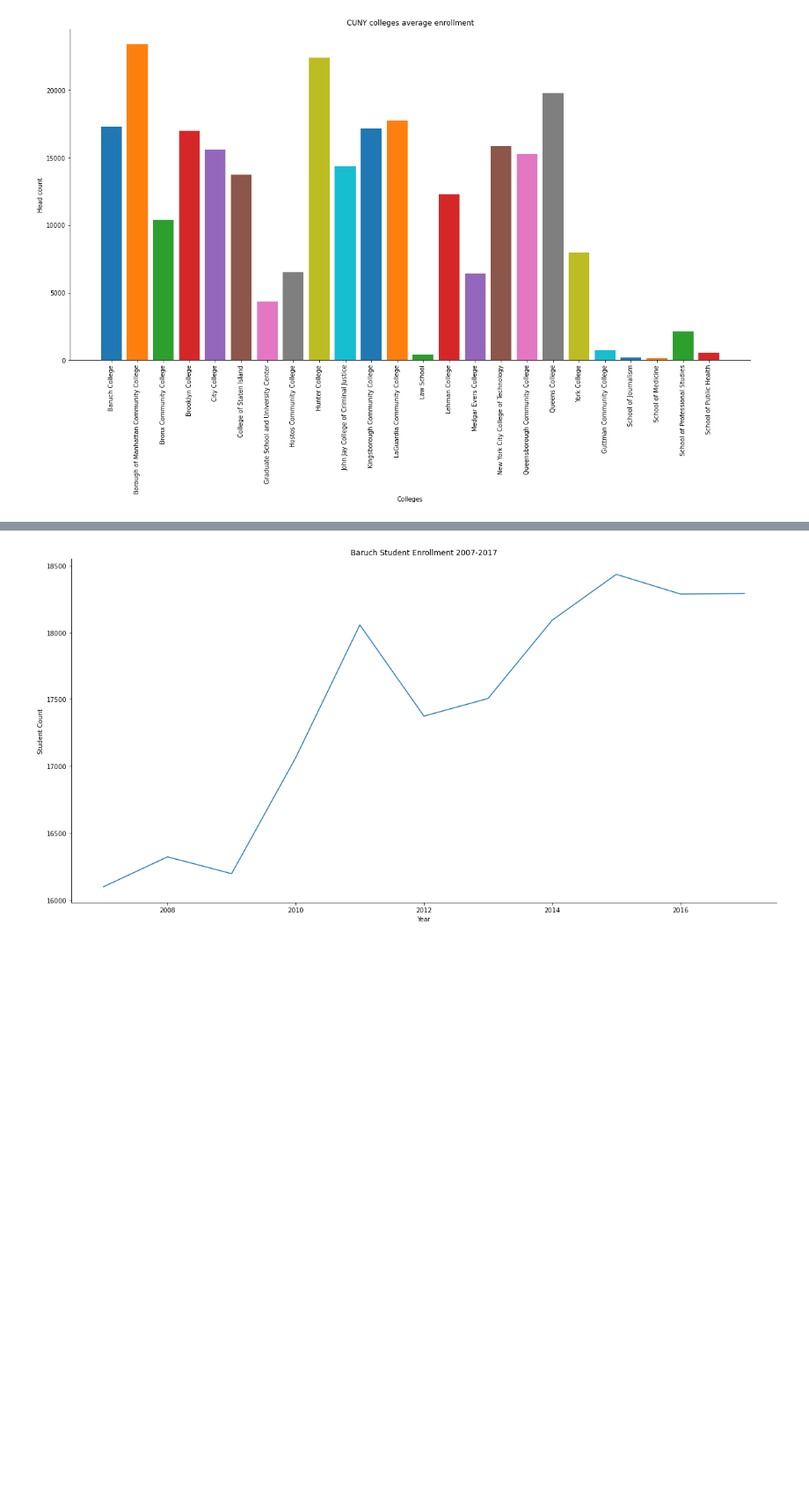
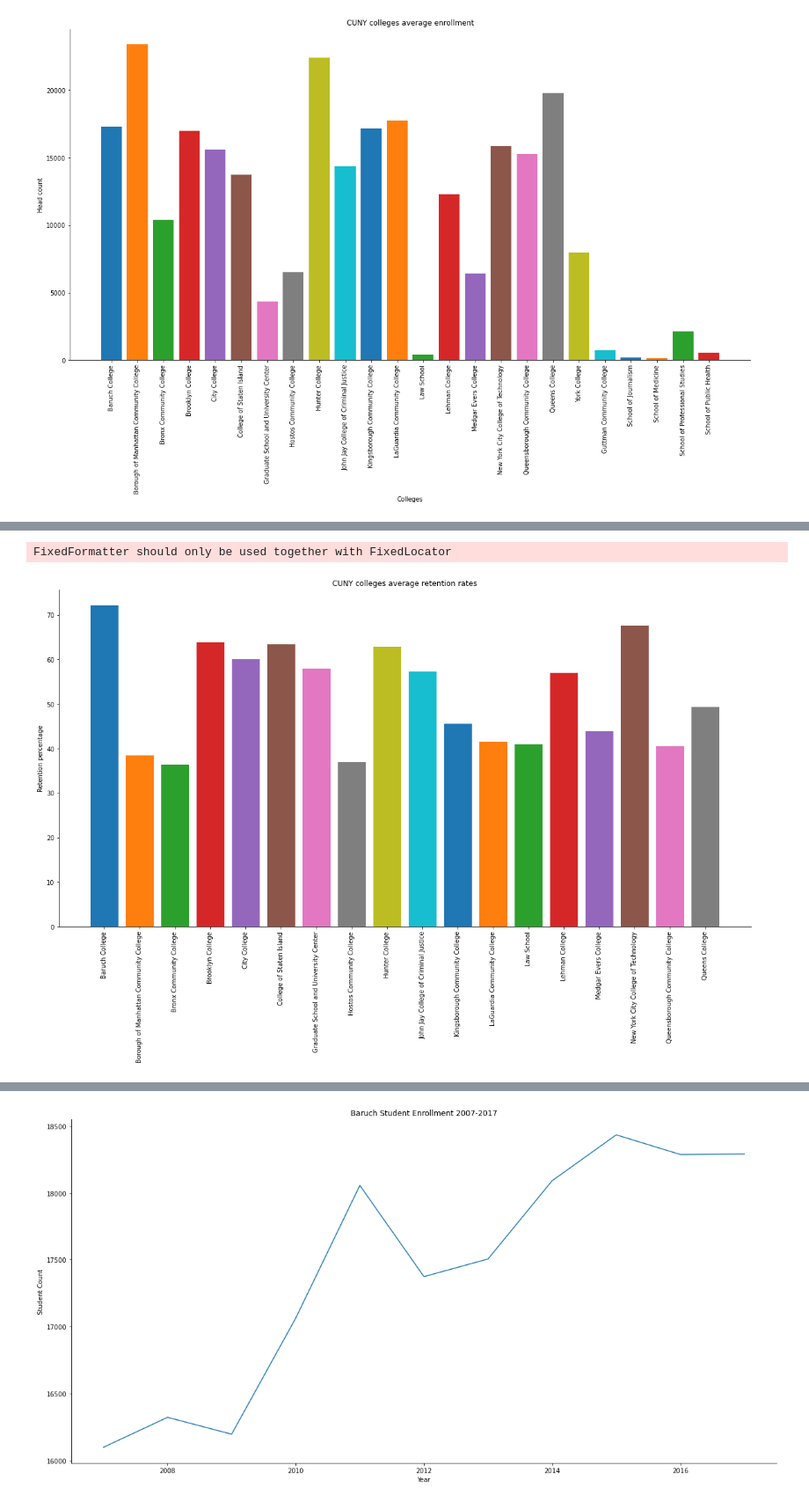
Before and after one commit to RaphCodec/CIS9655, a Jupyter notebook: Group 1 CIS 9655 StoryTelling.ipynb, the cells around one changed output, grey strips where cells are left out. Shown at 88% size. Saved outputs shown, nothing was run; the diff lists cells and outputs as text; code cells hidden in the pictures; blank space fills up the shorter version.

```diff
--- a/Group 1 CIS 9655 StoryTelling.ipynb
+++ b/Group 1 CIS 9655 StoryTelling.ipynb
@@ -242,0 +273,25 @@ FixedFormatter should only be used together with FixedLocator
+# %%
+#Plot for presentation
+#CUNY average retention rates by colleges
+colleges_ret = retention_df["college"].unique()
+fig, ax = plt.subplots()
+# Loop over the different colleges within CUNY
+for college in colleges_ret:
+  # Extract the rows only for this college and total head count
+  college_ret_df = retention_df[retention_df["college"] == college]
+  # Add a bar for the total "head_count" mean with std y error bar
+  ax.bar(college, college_ret_df["percentage"].mean())
+
+ax.set_ylabel("Retention percentage")
+ax.set_xticklabels(colleges, rotation=90)
+ax.set_title("CUNY colleges average retention rates")
+
+ax.spines['top'].set_visible(False)
+ax.spines['right'].set_visible(False)
+
+fig.set_size_inches(20,10)
+
+plt.show()
+# %% [output]
+FixedFormatter should only be used together with FixedLocator
+[figure, added]
```
Also changed, not shown: parts of 2 cells of this notebook.
